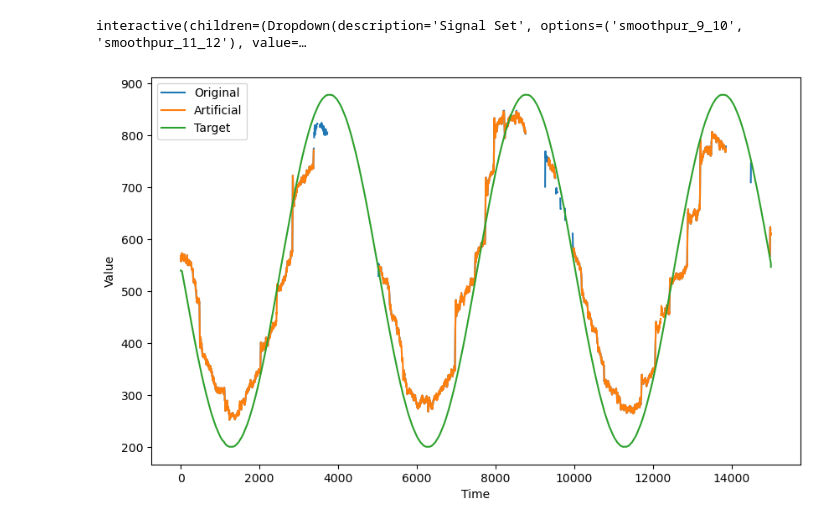
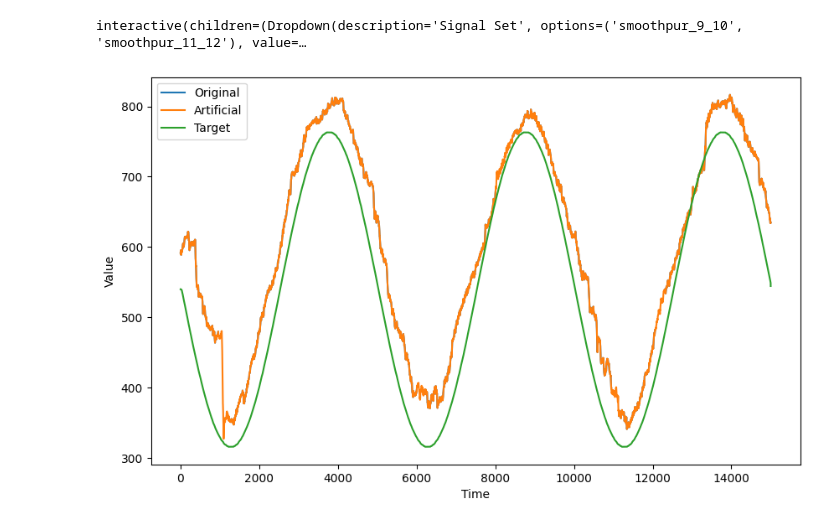
Before and after one commit to BYO-UPM/SAITS-imputation, a Jupyter notebook: data_preprocessing.ipynb, the cells around one changed output. Cells and saved outputs as stored; diff of their text form; code cells hidden in the pictures.

```diff
--- a/data_preprocessing.ipynb
+++ b/data_preprocessing.ipynb
@@ -297,8 +288,8 @@ for i in tqdm(instance_names, desc='extracting data_SmoothPur_9_10', total=len(i
     np_Ly = mask_null_values(np_Ly, eventL)
     np_Lx = align_length(np_Lx)
     np_Ly = align_length(np_Ly)
-    np_Lx = remove_outlier(np_Lx)
-    np_Ly = remove_outlier(np_Ly)
+    #np_Lx = remove_outlier(np_Lx)
+    #np_Ly = remove_outlier(np_Ly)
 
     Rx = sigR.iloc[: , 0].tolist()
     Ry = sigR.iloc[: , 1].tolist()
@@ -308,8 +299,8 @@ for i in tqdm(instance_names, desc='extracting data_SmoothPur_9_10', total=len(i
     np_Ry = mask_null_values(np_Ry, eventR)
     np_Rx = align_length(np_Rx)
     np_Ry = align_length(np_Ry)
-    np_Rx = remove_outlier(np_Rx)
-    np_Ry = remove_outlier(np_Ry)
+    #np_Rx = remove_outlier(np_Rx)
+    #np_Ry = remove_outlier(np_Ry)
 
     targetx = target.iloc[: , 0].tolist()
     targety = target.iloc[: , 1].tolist()
@@ -345,8 +336,8 @@ for i in tqdm(instance_names, desc='extracting data_SmoothPur_9_10', total=len(i
     np_Ly = mask_Artificail_null_values(np_Ly, eventL)
     np_Lx = align_length(np_Lx)
     np_Ly = align_length(np_Ly)
-    np_Lx = remove_outlier(np_Lx)
-    np_Ly = remove_outlier(np_Ly)
+    #np_Lx = remove_outlier(np_Lx)
+    #np_Ly = remove_outlier(np_Ly)
 
     Rx = sigR.iloc[: , 0].tolist()
     Ry = sigR.iloc[: , 1].tolist()
@@ -356,8 +347,8 @@ for i in tqdm(instance_names, desc='extracting data_SmoothPur_9_10', total=len(i
     np_Ry = mask_Artificail_null_values(np_Ry, eventR)
     np_Rx = align_length(np_Rx)
     np_Ry = align_length(np_Ry)
-    np_Rx = remove_outlier(np_Rx)
-    np_Ry = remove_outlier(np_Ry)
+    #np_Rx = remove_outlier(np_Rx)
+    #np_Ry = remove_outlier(np_Ry)
 
     targetx = target.iloc[: , 0].tolist()
     targety = target.iloc[: , 1].tolist()
@@ -414,8 +405,8 @@ for i in tqdm(instance_names, desc='extracting data_SmoothPur_11_12', total=len(
     np_Ly = mask_null_values(np_Ly, eventL)
     np_Lx = align_length(np_Lx)
     np_Ly = align_length(np_Ly)
-    np_Lx = remove_outlier(np_Lx)
-    np_Ly = remove_outlier(np_Ly)
+    #np_Lx = remove_outlier(np_Lx)
+    #np_Ly = remove_outlier(np_Ly)
 
     Rx = sigR.iloc[: , 0].tolist()
     Ry = sigR.iloc[: , 1].tolist()
@@ -425,8 +416,8 @@ for i in tqdm(instance_names, desc='extracting data_SmoothPur_11_12', total=len(
     np_Ry = mask_null_values(np_Ry, eventR)
     np_Rx = align_length(np_Rx)
     np_Ry = align_length(np_Ry)
-    np_Rx = remove_outlier(np_Rx)
-    np_Ry = remove_outlier(np_Ry)
+    #np_Rx = remove_outlier(np_Rx)
+    #np_Ry = remove_outlier(np_Ry)
 
     targetx = target.iloc[: , 0].tolist()
     targety = target.iloc[: , 1].tolist()
@@ -462,8 +453,8 @@ for i in tqdm(instance_names, desc='extracting data_SmoothPur_11_12', total=len(
     np_Ly = mask_Artificail_null_values(np_Ly, eventL)
     np_Lx = align_length(np_Lx)
     np_Ly = align_length(np_Ly)
-    np_Lx = remove_outlier(np_Lx)
-    np_Ly = remove_outlier(np_Ly)
+    #np_Lx = remove_outlier(np_Lx)
+    #np_Ly = remove_outlier(np_Ly)
 
     Rx = sigR.iloc[: , 0].tolist()
     Ry = sigR.iloc[: , 1].tolist()
@@ -473,8 +464,8 @@ for i in tqdm(instance_names, desc='extracting data_SmoothPur_11_12', total=len(
     np_Ry = mask_Artificail_null_values(np_Ry, eventR)
     np_Rx = align_length(np_Rx)
     np_Ry = align_length(np_Ry)
-    np_Rx = remove_outlier(np_Rx)
-    np_Ry = remove_outlier(np_Ry)
+    #np_Rx = remove_outlier(np_Rx)
+    #np_Ry = remove_outlier(np_Ry)
 
     targetx = target.iloc[: , 0].tolist()
     targety = target.iloc[: , 1].tolist()
@@ -576,23 +582,23 @@ interactive(children=(Dropdown(description='Signal Set', options=('smoothpur_9_1
 # %%
 # shape of smoothpur_11_12 :  (154, 2, 3, 2, 15000)  [[np_Lx, np_Rx], [np_Ly, np_Ry], [np_targetx, np_targety]]
 # %%
-instance = 91
-smoothpur = 1 # starts from 0
+instance = 30
+smoothpur = 0 # starts from 0
 x_y_T = 1 # x= 0, Y= 1  Target =2
 l_r = 1 # 0 = LEFT, 1 = RIGHT
 
 plt.figure(figsize=(10, 6))
 plt.plot(SmoothPur_11_12_Ar[instance][smoothpur][x_y_T][l_r], label='Original')
 plt.plot(SmoothPur_11_12[instance][smoothpur][x_y_T][l_r], label='Artificial')
 plt.plot(SmoothPur_11_12[instance][smoothpur][2][l_r], label='Target')
 
 plt.xlabel('Time')
 plt.ylabel('Value')
 plt.legend()
 plt.savefig('HG032_v2_SPT_12.png')  # Saves as a PNG file
 plt.show()
 # %% [output]
-[figure, old version]
+[figure, new version]
 # %%
 import pandas as pd
 import matplotlib.pyplot as plt
```
Also changed, not shown: parts of 21 cells of this notebook, 3 other files.
